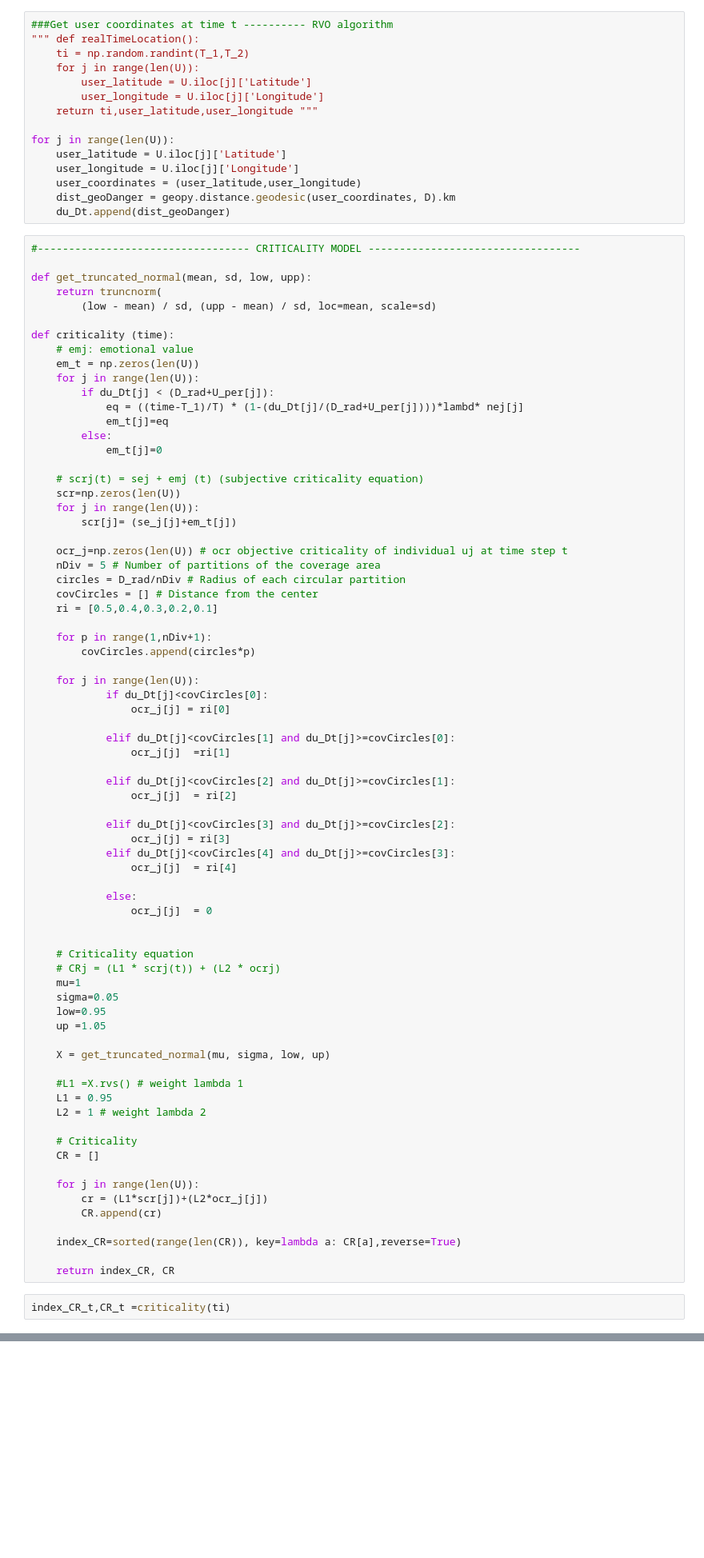
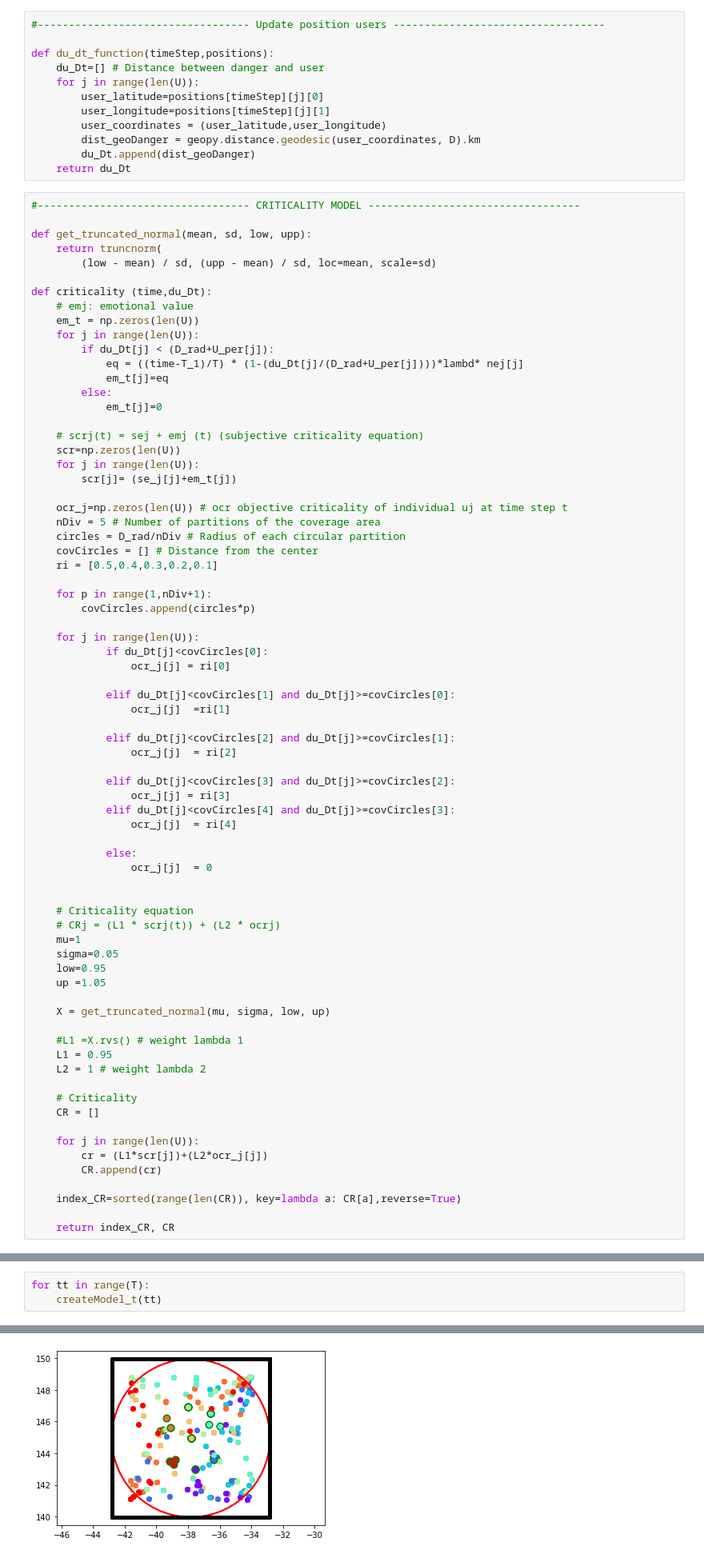
Before and after one commit to giecm1904/Thesis, a Jupyter notebook: Objective Functions/Criticality_cp_solver.ipynb, the cells around one changed output, grey strips where cells are left out. Shown: that part at 80% size. Cells and saved outputs as stored; diff of their text form; blank space fills up the shorter version.

```diff
--- a/Objective Functions/Criticality_cp_solver.ipynb
+++ b/Objective Functions/Criticality_cp_solver.ipynb
@@ -181,20 +187,17 @@ for i in range(len(S)):
 
   U_si.append(temp)
 # %%
-###Get user coordinates at time t ---------- RVO algorithm
-""" def realTimeLocation():
-    ti = np.random.randint(T_1,T_2)
+#---------------------------------- Update position users ----------------------------------
+
+def du_dt_function(timeStep,positions):
+    du_Dt=[] # Distance between danger and user
     for j in range(len(U)):
-        user_latitude = U.iloc[j]['Latitude']
-        user_longitude = U.iloc[j]['Longitude']
-    return ti,user_latitude,user_longitude """
-
-for j in range(len(U)):
-    user_latitude = U.iloc[j]['Latitude']
-    user_longitude = U.iloc[j]['Longitude']
-    user_coordinates = (user_latitude,user_longitude)
-    dist_geoDanger = geopy.distance.geodesic(user_coordinates, D).km
-    du_Dt.append(dist_geoDanger)
+        user_latitude=positions[timeStep][j][0]
+        user_longitude=positions[timeStep][j][1]
+        user_coordinates = (user_latitude,user_longitude)
+        dist_geoDanger = geopy.distance.geodesic(user_coordinates, D).km
+        du_Dt.append(dist_geoDanger)
+    return du_Dt
 # %%
 #---------------------------------- CRITICALITY MODEL ----------------------------------
 
@@ -202,7 +205,7 @@ def get_truncated_normal(mean, sd, low, upp):
     return truncnorm(
         (low - mean) / sd, (upp - mean) / sd, loc=mean, scale=sd)
 
-def criticality (time):
+def criticality (time,du_Dt):
     # emj: emotional value
     em_t = np.zeros(len(U))
     for j in range(len(U)):
@@ -268,5 +271,3 @@ def criticality (time):
     index_CR=sorted(range(len(CR)), key=lambda a: CR[a],reverse=True)
 
     return index_CR, CR
-# %%
-index_CR_t,CR_t =criticality(ti)
@@ -272,0 +383,4 @@ index_CR_t,CR_t =criticality(ti)
+# %%
+for tt in range(T):
+    createModel_t(tt)
+# %% [output]
@@ -273 +404,2 @@ index_CR_t,CR_t =criticality(ti)
+[figure, added]
 # %%
```
Also changed, not shown: parts of 10 cells of this notebook, 1 other file.
